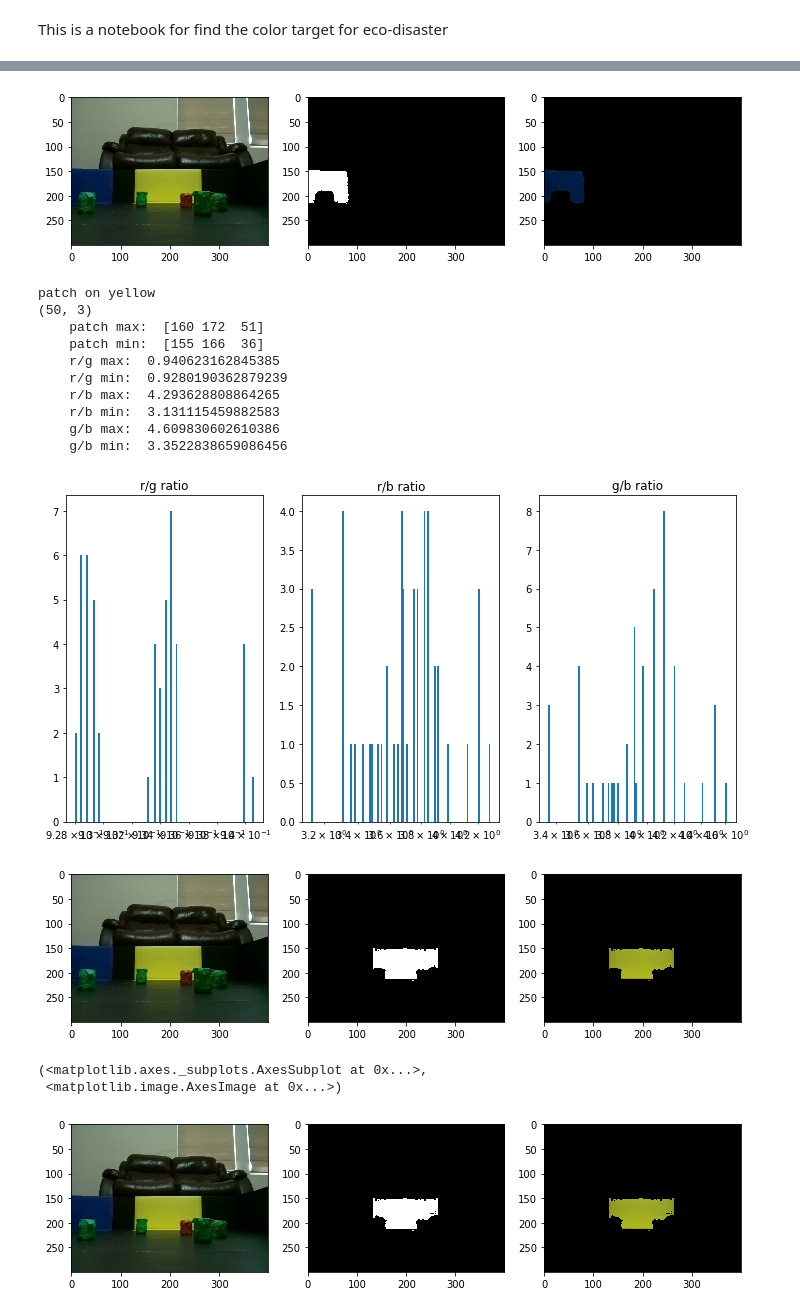
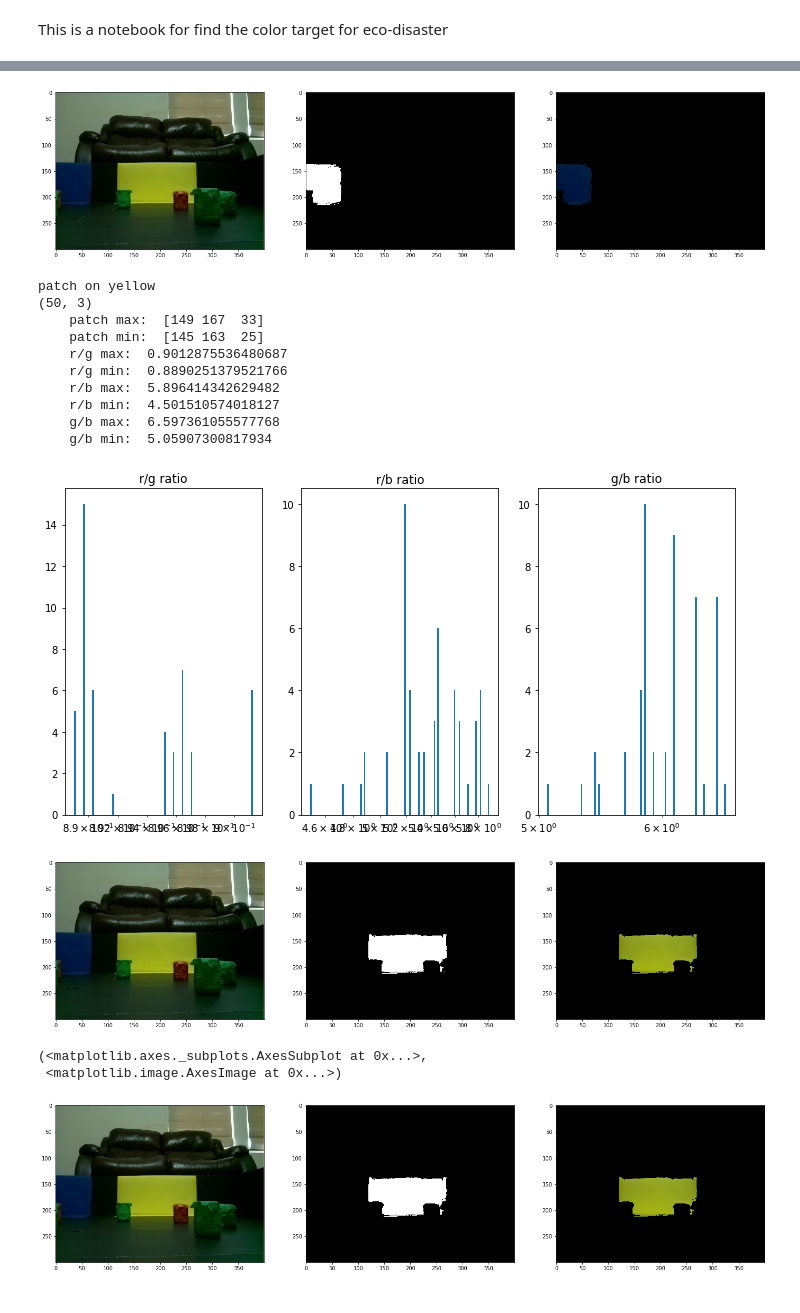
Before and after one commit to kittycattylollipop/raspberrypi, a Jupyter notebook: car_driving/opencvpy/color_target.ipynb, the cells around one changed output, grey strips where cells are left out. Drawn from its saved outputs; the diff is of its cells as text; code cells hidden in the pictures.

```diff
--- a/car_driving/opencvpy/color_target.ipynb
+++ b/car_driving/opencvpy/color_target.ipynb
@@ -12,7 +12,8 @@ import importlib
 
 import color_target_fun as ctf
 # %%
-bgrimg = cv2.imread("D:/DashanGao/Robotics/Claire/PiWarsUCSD/images/seq1/videoimage000001.jpg")
+#bgrimg = cv2.imread("D:/DashanGao/Robotics/Claire/PiWarsUCSD/images/seq1/videoimage000001.jpg")
+bgrimg = cv2.imread("D:/DashanGao/Robotics/Claire/PiWarsUCSD/images/seq1/videoimage000060.jpg")
 #bgrimg = cv2.imread("D:/DashanGao/Robotics/Claire/PiWarsUCSD/images/seq1/videoimage000083.jpg")
 img = bgrimg[...,::-1]
 print(img.shape)
@@ -253,7 +254,7 @@ g_th = -50
 b_th = 40
 blue_mask_ratio  = ctf.RGB_Ratio_Mask(img, rgbRatioImg, np.array([r_th, g_th, b_th]), np.array([rg_th, rb_th, gb_th]), True)
 # %% [output]
-[figure, old version]
+[figure, new version]
 # %%
 #find yello target
 print("patch on yellow")
@@ -262,15 +263,15 @@ t,t,t=ctf.patch_stats(patch)
 # %% [output]
 patch on yellow
 (50, 3)
-    patch max:  [160 172  51]
-    patch min:  [155 166  36]
-    r/g max:  0.940623162845385
-    r/g min:  0.9280190362879239
-    r/b max:  4.293628808864265
-    r/b min:  3.131115459882583
-    g/b max:  4.609830602610386
-    g/b min:  3.3522838659086456
+    patch max:  [149 167  33]
+    patch min:  [145 163  25]
+    r/g max:  0.9012875536480687
+    r/g min:  0.8890251379521766
+    r/b max:  5.896414342629482
+    r/b min:  4.501510574018127
+    g/b max:  6.597361055577768
+    g/b min:  5.05907300817934
-[figure, old version]
+[figure, new version]
 # %%
 #use RGB ratio for Blue
 rg_th = -1
@@ -281,22 +282,22 @@ g_th = 100
 b_th = -60
 yellow_mask_ratio1  = ctf.RGB_Ratio_Mask(img, rgbRatioImg, np.array([r_th, g_th, b_th]), np.array([rg_th, rb_th, gb_th]), True)
 # %% [output]
-[figure, old version]
+[figure, new version]
 # %%
-rg_th = 0.9
+rg_th = 0.85 # 0.9
 rb_th = 0
 gb_th = 0
 r_th = 0
 g_th = 0
 b_th = 0
 yellow_mask_ratio  = yellow_mask_ratio1 & ctf.RGB_Ratio_Mask(img, rgbRatioImg, np.array([r_th, g_th, b_th]), np.array([rg_th, rb_th, gb_th]), False)
 plt.subplot(131),plt.imshow(img)
 plt.subplot(132),plt.imshow(yellow_mask_ratio,'gray')
 plt.subplot(133), plt.imshow(img * np.dstack((yellow_mask_ratio, yellow_mask_ratio, yellow_mask_ratio)))
 # %% [output]
 (<matplotlib.axes._subplots.AxesSubplot at 0x...>,
  <matplotlib.image.AxesImage at 0x...>)
-[figure, old version]
+[figure, new version]
 # %%
 #now find the black wall
 print("patch on black wall")
```
Also changed, not shown: parts of 29 cells of this notebook, 4 other files.
